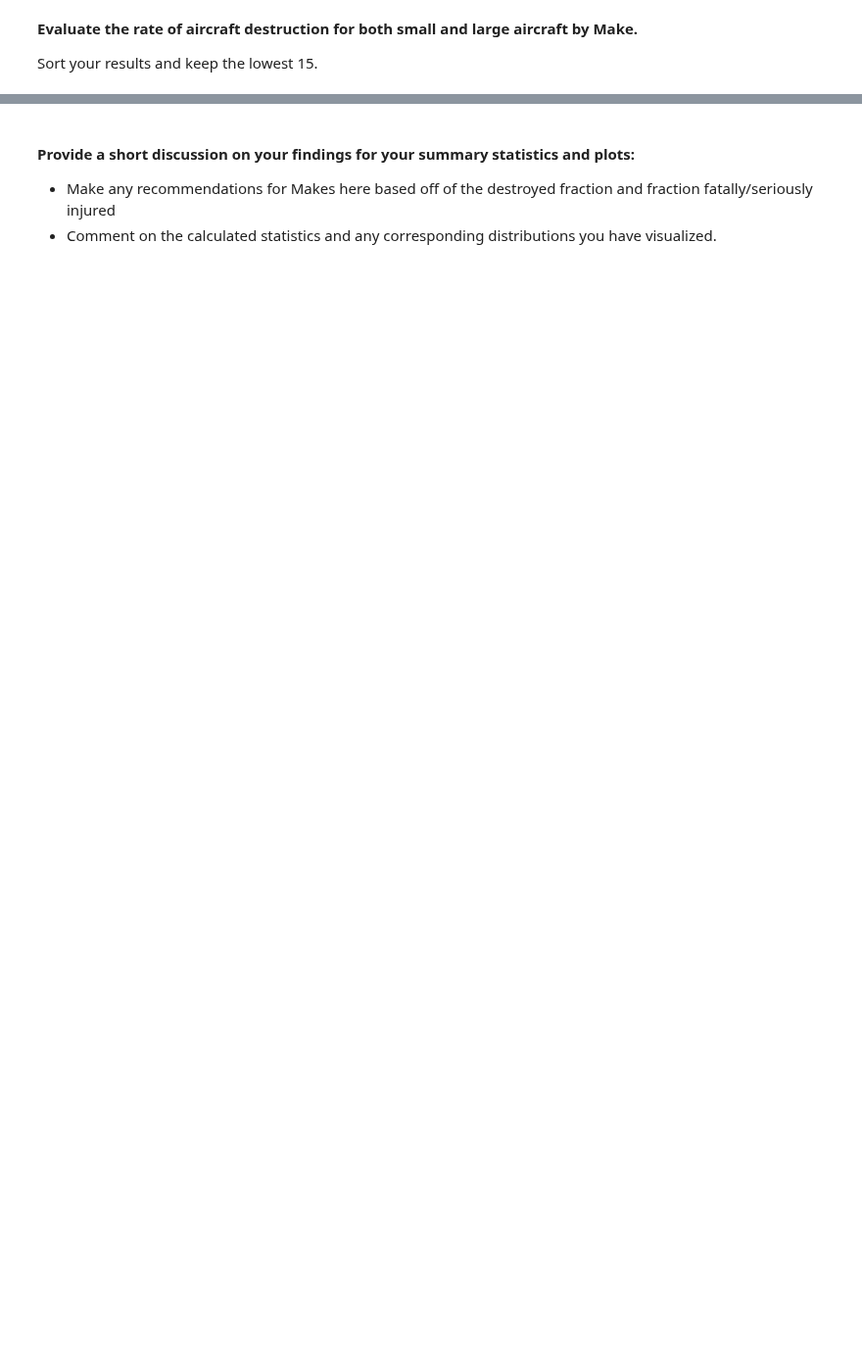
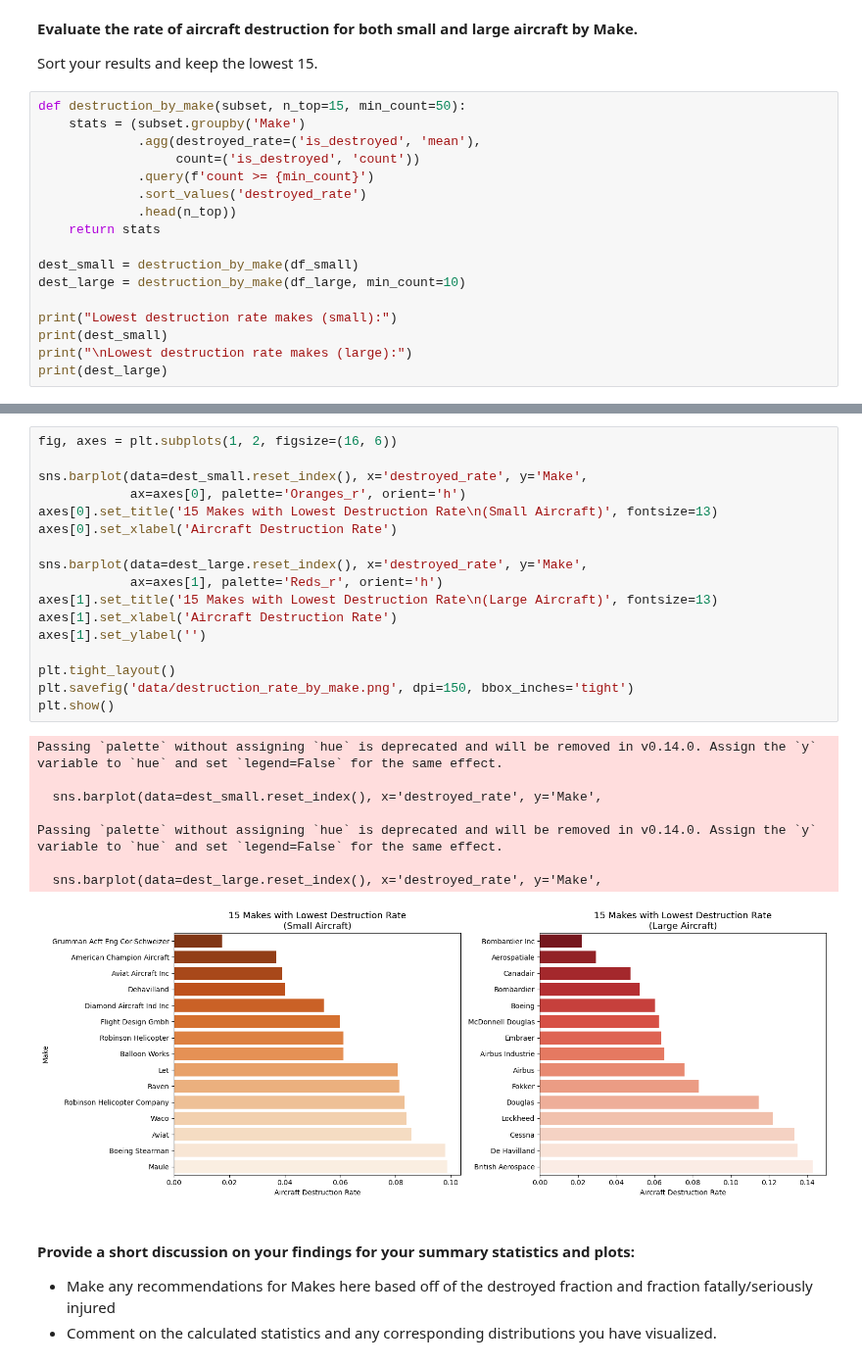
Before and after one commit to wainogalucy/module-2-homework, a Jupyter notebook: airplane_summative/dsc-course0-m8-lab/Aviation_Accidents_Data_Analysis.ipynb, the cells around one changed output, grey strips where cells are left out. Shown at 98% size. Cells and saved outputs as stored; diff of their text form; blank space fills up the shorter version.

```diff
--- a/airplane_summative/dsc-course0-m8-lab/Aviation_Accidents_Data_Analysis.ipynb
+++ b/airplane_summative/dsc-course0-m8-lab/Aviation_Accidents_Data_Analysis.ipynb
@@ -49,3 +302,20 @@ Use a stripplot to look at the distribution of the fraction of passengers seriou
 **Evaluate the rate of aircraft destruction for both small and large aircraft by Make.**
 
 Sort your results and keep the lowest 15.
+# %%
+def destruction_by_make(subset, n_top=15, min_count=50):
+    stats = (subset.groupby('Make')
+             .agg(destroyed_rate=('is_destroyed', 'mean'),
+                  count=('is_destroyed', 'count'))
+             .query(f'count >= {min_count}')
+             .sort_values('destroyed_rate')
+             .head(n_top))
+    return stats
+
+dest_small = destruction_by_make(df_small)
+dest_large = destruction_by_make(df_large, min_count=10)
+
+print("Lowest destruction rate makes (small):")
+print(dest_small)
+print("\nLowest destruction rate makes (large):")
+print(dest_large)
@@ -52,3 +340,29 @@ Sort your results and keep the lowest 15.
+# %%
+fig, axes = plt.subplots(1, 2, figsize=(16, 6))
+
+sns.barplot(data=dest_small.reset_index(), x='destroyed_rate', y='Make',
+            ax=axes[0], palette='Oranges_r', orient='h')
+axes[0].set_title('15 Makes with Lowest Destruction Rate\n(Small Aircraft)', fontsize=13)
+axes[0].set_xlabel('Aircraft Destruction Rate')
+
+sns.barplot(data=dest_large.reset_index(), x='destroyed_rate', y='Make',
+            ax=axes[1], palette='Reds_r', orient='h')
+axes[1].set_title('15 Makes with Lowest Destruction Rate\n(Large Aircraft)', fontsize=13)
+axes[1].set_xlabel('Aircraft Destruction Rate')
+axes[1].set_ylabel('')
+
+plt.tight_layout()
+plt.savefig('data/destruction_rate_by_make.png', dpi=150, bbox_inches='tight')
+plt.show()
+# %% [output]
+Passing `palette` without assigning `hue` is deprecated and will be removed in v0.14.0. Assign the `y` variable to `hue` and set `legend=False` for the same effect.
+
+  sns.barplot(data=dest_small.reset_index(), x='destroyed_rate', y='Make',
+
+Passing `palette` without assigning `hue` is deprecated and will be removed in v0.14.0. Assign the `y` variable to `hue` and set `legend=False` for the same effect.
+
+  sns.barplot(data=dest_large.reset_index(), x='destroyed_rate', y='Make',
+[figure, added]
 # %% [markdown]
 #### Provide a short discussion on your findings for your summary statistics and plots:
 - Make any recommendations for Makes here based off of the destroyed fraction and fraction fatally/seriously injured
```
Also changed, not shown: parts of 32 cells of this notebook, 14 other files.
